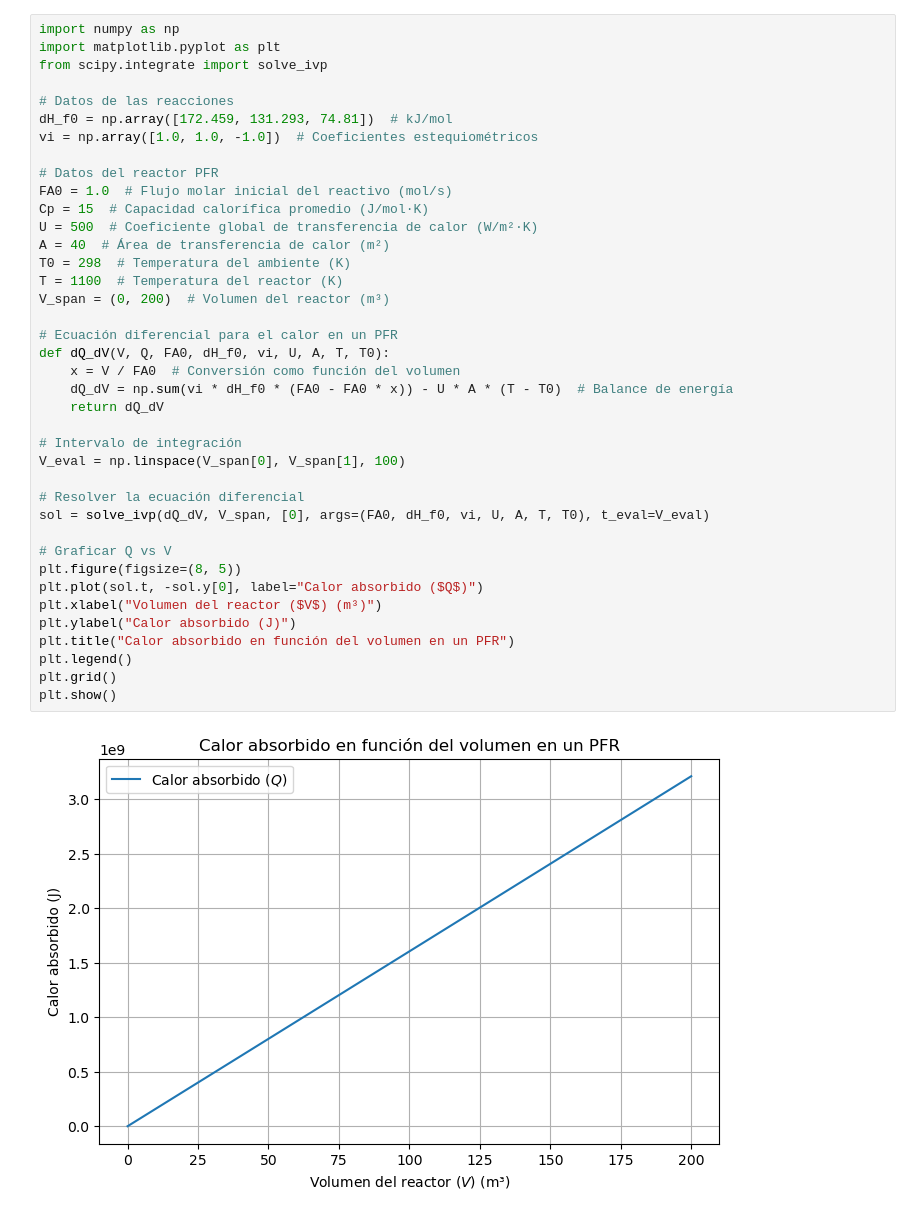
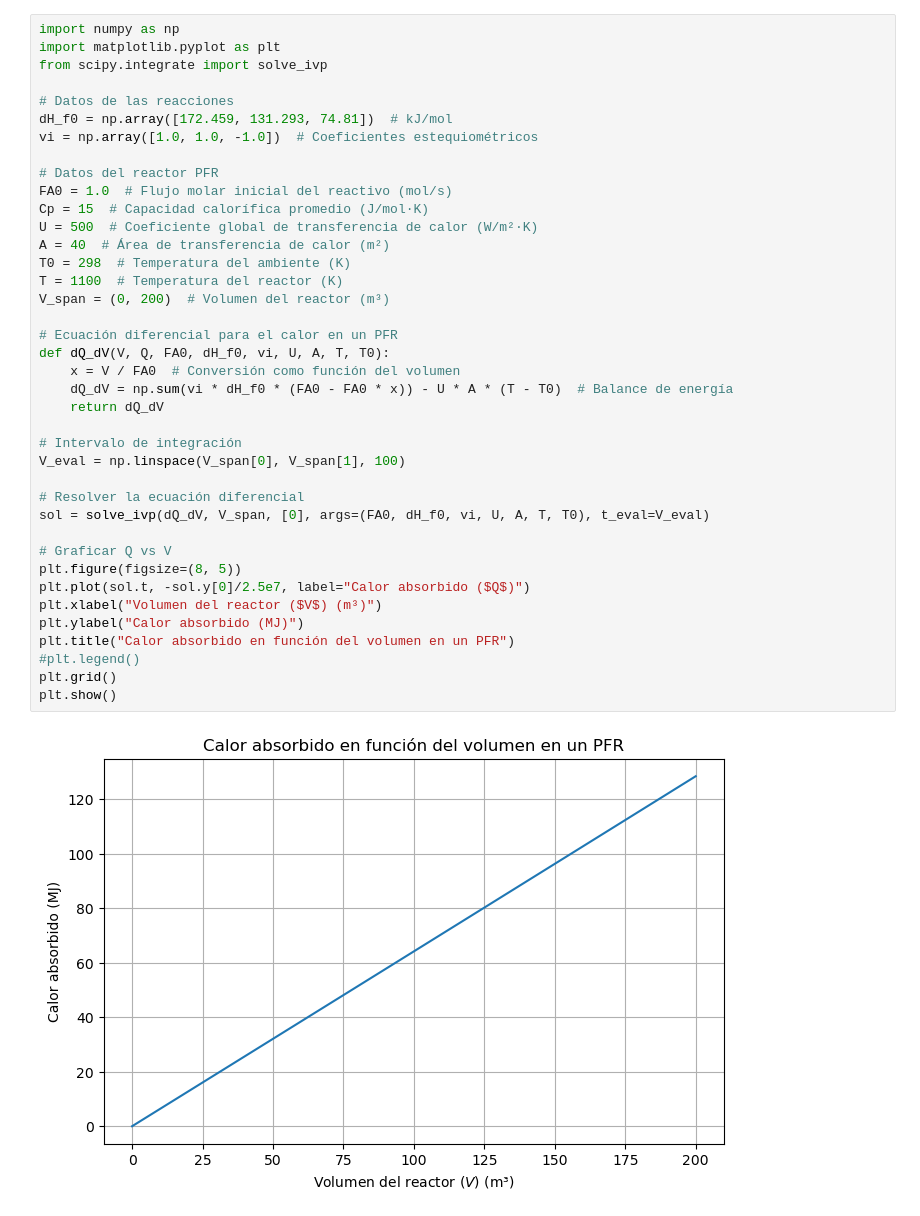
Before and after one commit to Aguiario/Chemical_reaction_engineering, a Jupyter notebook: Gasifier/Heat.ipynb, the cells around one changed output. Drawn from its saved outputs; the diff is of its cells as text.

```diff
--- a/Gasifier/Heat.ipynb
+++ b/Gasifier/Heat.ipynb
@@ -8,34 +8,34 @@ dH_f0 = np.array([172.459, 131.293, 74.81])  # kJ/mol
 vi = np.array([1.0, 1.0, -1.0])  # Coeficientes estequiométricos
 
 # Datos del reactor PFR
 FA0 = 1.0  # Flujo molar inicial del reactivo (mol/s)
 Cp = 15  # Capacidad calorífica promedio (J/mol·K)
 U = 500  # Coeficiente global de transferencia de calor (W/m²·K)
 A = 40  # Área de transferencia de calor (m²)
 T0 = 298  # Temperatura del ambiente (K)
 T = 1100  # Temperatura del reactor (K)
 V_span = (0, 200)  # Volumen del reactor (m³)
 
 # Ecuación diferencial para el calor en un PFR
 def dQ_dV(V, Q, FA0, dH_f0, vi, U, A, T, T0):
     x = V / FA0  # Conversión como función del volumen
     dQ_dV = np.sum(vi * dH_f0 * (FA0 - FA0 * x)) - U * A * (T - T0)  # Balance de energía
     return dQ_dV
 
 # Intervalo de integración
 V_eval = np.linspace(V_span[0], V_span[1], 100)
 
 # Resolver la ecuación diferencial
 sol = solve_ivp(dQ_dV, V_span, [0], args=(FA0, dH_f0, vi, U, A, T, T0), t_eval=V_eval)
 
 # Graficar Q vs V
 plt.figure(figsize=(8, 5))
-plt.plot(sol.t, -sol.y[0], label="Calor absorbido ($Q$)")
+plt.plot(sol.t, -sol.y[0]/2.5e7, label="Calor absorbido ($Q$)")
 plt.xlabel("Volumen del reactor ($V$) (m³)")
-plt.ylabel("Calor absorbido (J)")
+plt.ylabel("Calor absorbido (MJ)")
 plt.title("Calor absorbido en función del volumen en un PFR")
-plt.legend()
+#plt.legend()
 plt.grid()
 plt.show()
 # %% [output]
-[figure, old version]
+[figure, new version]
```
Also changed, not shown: 1 other file.
